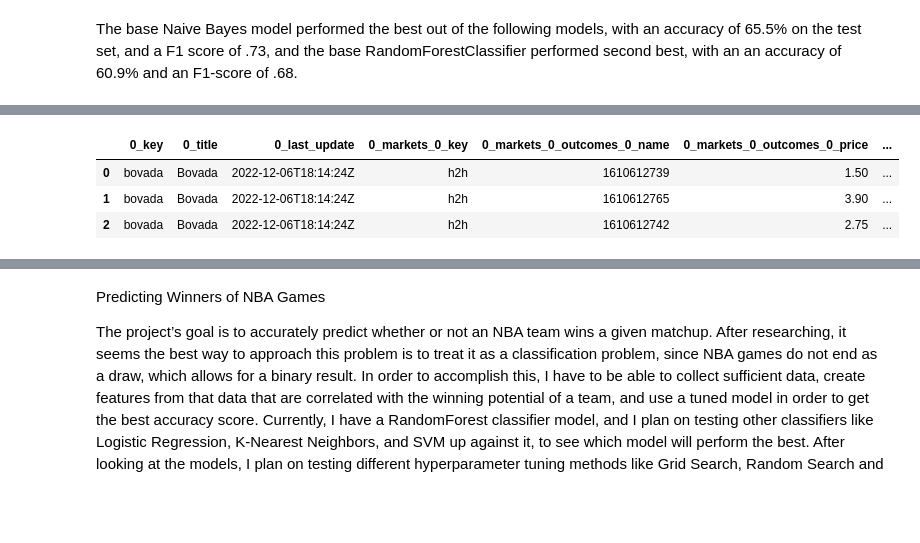
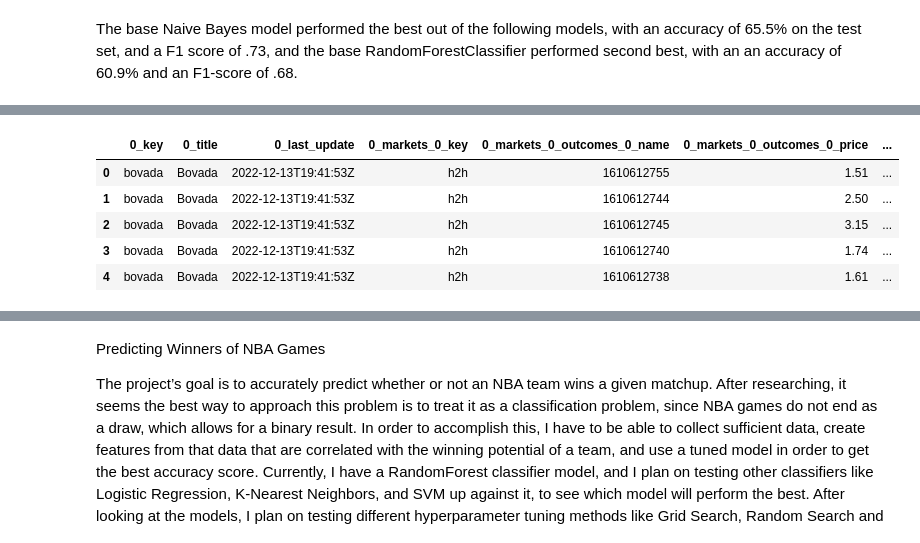
Before and after one commit to jfong025/NBA-Prediction-Model, a Jupyter notebook: notebooks/BettingWithClassifiers.ipynb, the cells around one changed output, grey strips where cells are left out. Cells and saved outputs as stored; diff of their text form; code cells hidden in the pictures; blank space fills up the shorter version.

```diff
--- a/notebooks/BettingWithClassifiers.ipynb
+++ b/notebooks/BettingWithClassifiers.ipynb
@@ -755,16 +824,44 @@ Used requests 4
+# %%
+def flatten_json(nested_json, exclude=['']):
+    """Flatten json object with nested keys into a single level.
+        Args:
+            nested_json: A nested json object.
+            exclude: Keys to exclude from output.
+        Returns:
+            The flattened json object if successful, None otherwise.
+    """
+    out = {}
+
+    def flatten(x, name='', exclude=exclude):
+        if type(x) is dict:
+            for a in x:
+                if a not in exclude: flatten(x[a], name + a + '_')
+        elif type(x) is list:
+            i = 0
+            for a in x:
+                flatten(a, name + str(i) + '_')
+                i += 1
+        else:
+            out[name[:-1]] = x
+
+    flatten(nested_json)
+    return out
 # %%
 odds_json_copy = odds_json
 fullNameMap = dict(zip(teams.CITY + ' ' + teams.NICKNAME , teams.TEAM_ID))
 df = pd.json_normalize(odds_json_copy)
 dfx = pd.DataFrame([flatten_json(x) for x in df['bookmakers']])
+dfx = dfx.dropna()
 dfx['0_markets_0_outcomes_0_name'] = dfx['0_markets_0_outcomes_0_name'].replace(fullNameMap)
 dfx['0_markets_0_outcomes_1_name'] = dfx['0_markets_0_outcomes_1_name'].replace(fullNameMap)
 dfx.head(10)
 # %% [output]
 |  | 0_key | 0_title | 0_last_update | 0_markets_0_key | 0_markets_0_outcomes_0_name | 0_markets_0_outcomes_0_price | ... |
-| 0 | bovada | Bovada | 2022-12-06T18:14:24Z | h2h | 1610612739 | 1.50 | ... |
-| 1 | bovada | Bovada | 2022-12-06T18:14:24Z | h2h | 1610612765 | 3.90 | ... |
-| 2 | bovada | Bovada | 2022-12-06T18:14:24Z | h2h | 1610612742 | 2.75 | ... |
+| 0 | bovada | Bovada | 2022-12-13T19:41:53Z | h2h | 1610612755 | 1.51 | ... |
+| 1 | bovada | Bovada | 2022-12-13T19:41:53Z | h2h | 1610612744 | 2.50 | ... |
+| 2 | bovada | Bovada | 2022-12-13T19:41:53Z | h2h | 1610612745 | 3.15 | ... |
+| 3 | bovada | Bovada | 2022-12-13T19:41:53Z | h2h | 1610612740 | 1.74 | ... |
+| 4 | bovada | Bovada | 2022-12-13T19:41:53Z | h2h | 1610612738 | 1.61 | ... |
 # %%
 #This code uses an NBA_API endpoint to obtain today's games and predicts the result of them. Example modified from NBA_API docs: https://github.com/swar/nba_api/blob/master/docs/examples/LiveData.ipynb
 
```
Also changed, not shown: parts of 24 cells of this notebook, 7 other files.
